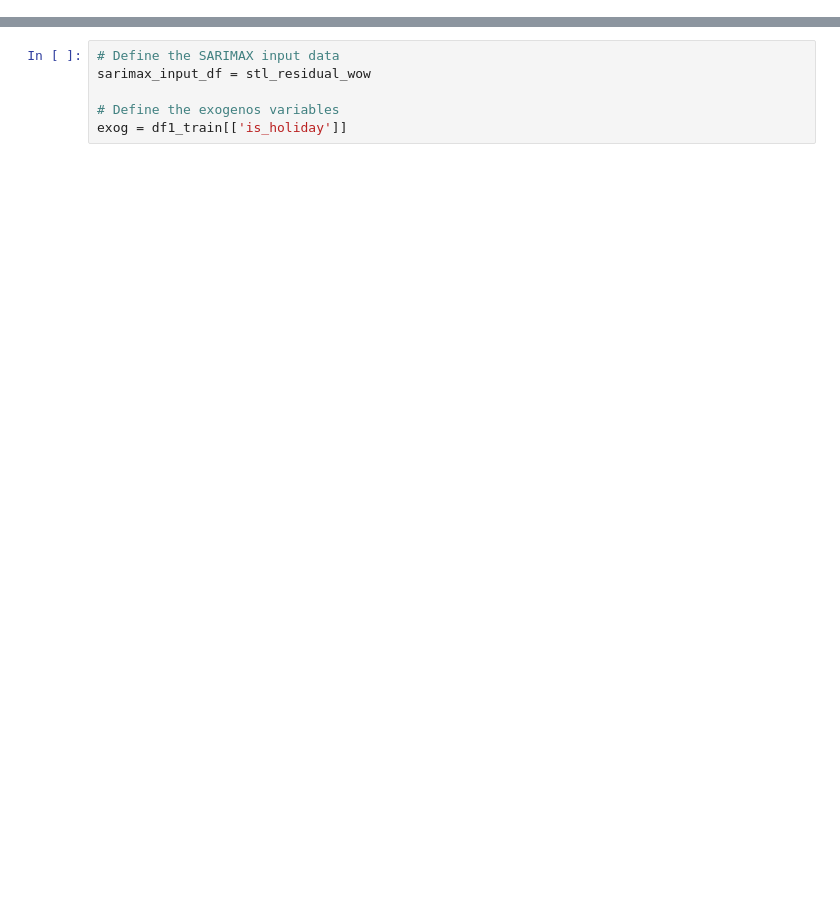
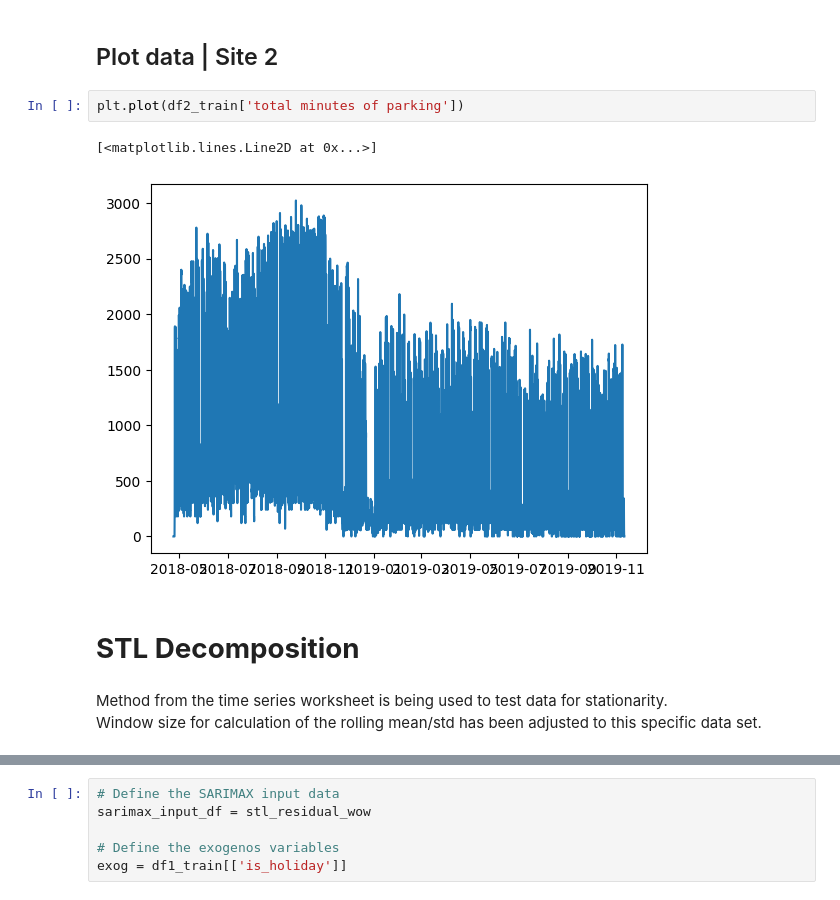
Before and after one commit to Sithkiller3000/AA2024, a Jupyter notebook: predictiveAnalysis/arima.ipynb, the cells around one changed output, grey strips where cells are left out. Drawn from its saved outputs; the diff is of its cells as text; blank space fills up the shorter version.

```diff
--- a/predictiveAnalysis/arima.ipynb
+++ b/predictiveAnalysis/arima.ipynb
@@ -263,0 +82,12 @@ Text(0.5, 1.0, 'RSS: 185147202.3832')
+# %% [markdown]
+## Plot data | Site 2
+# %%
+plt.plot(df2_train['total minutes of parking'])
+# %% [output]
+[<matplotlib.lines.Line2D at 0x...>]
+[figure, added]
+# %% [markdown]
+# **STL Decomposition**
+# %% [markdown]
+Method from the time series worksheet is being used to test data for stationarity. <br>
+Window size for calculation of the rolling mean/std has been adjusted to this specific data set.
```
Also changed, not shown: parts of 70 cells of this notebook, 3 other files.
